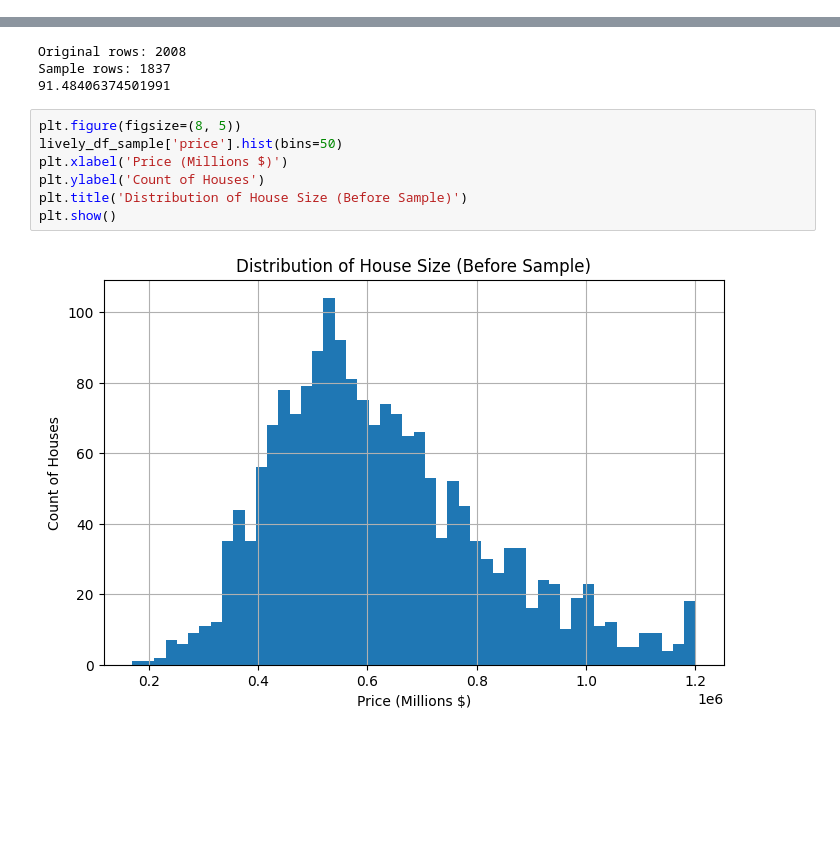
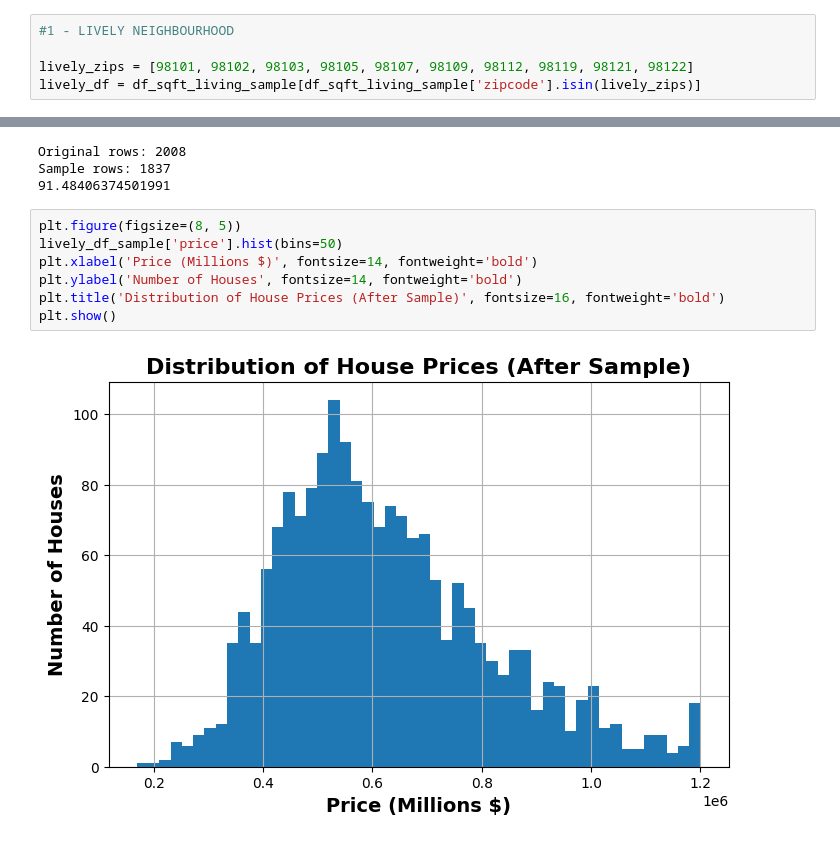
Before and after one commit to marcok10/eda-project, a Jupyter notebook: EDA.ipynb, the cells around one changed output, grey strips where cells are left out. Cells and saved outputs as stored; diff of their text form; blank space fills up the shorter version.

```diff
--- a/EDA.ipynb
+++ b/EDA.ipynb
@@ -935,0 +539,5 @@ plt.show()
+# %%
+#1 - LIVELY NEIGHBOURHOOD
+
+lively_zips = [98101, 98102, 98103, 98105, 98107, 98109, 98112, 98119, 98121, 98122]
+lively_df = df_sqft_living_sample[df_sqft_living_sample['zipcode'].isin(lively_zips)]
@@ -949,9 +566,9 @@ Sample rows: 1837
 # %%
 plt.figure(figsize=(8, 5))
 lively_df_sample['price'].hist(bins=50)
-plt.xlabel('Price (Millions $)')
-plt.ylabel('Count of Houses')
-plt.title('Distribution of House Size (Before Sample)')
+plt.xlabel('Price (Millions $)', fontsize=14, fontweight='bold')
+plt.ylabel('Number of Houses', fontsize=14, fontweight='bold')
+plt.title('Distribution of House Prices (After Sample)', fontsize=16, fontweight='bold')
 plt.show()
 # %% [output]
-[figure, old version]
+[figure, new version]
```
Also changed, not shown: parts of 92 cells of this notebook, 2 other files.
